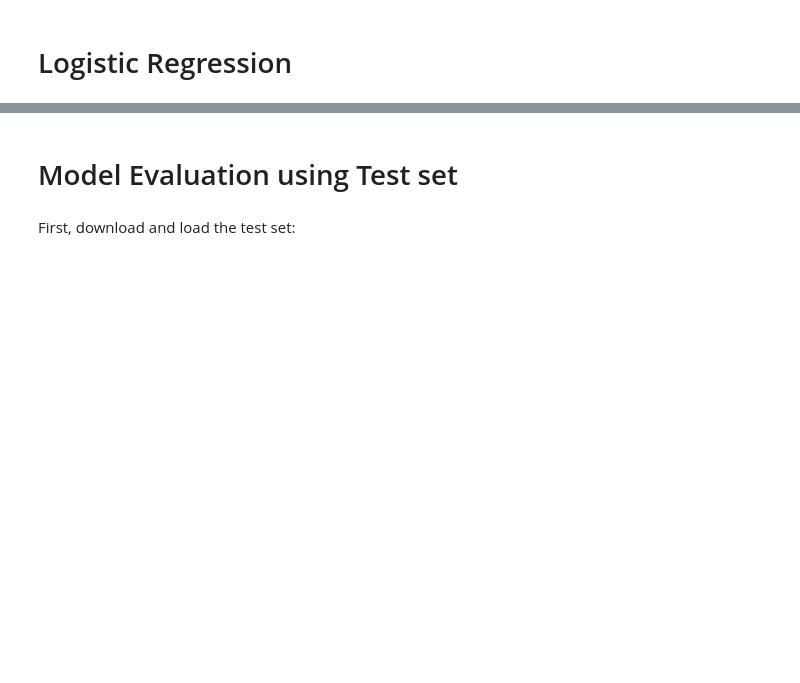
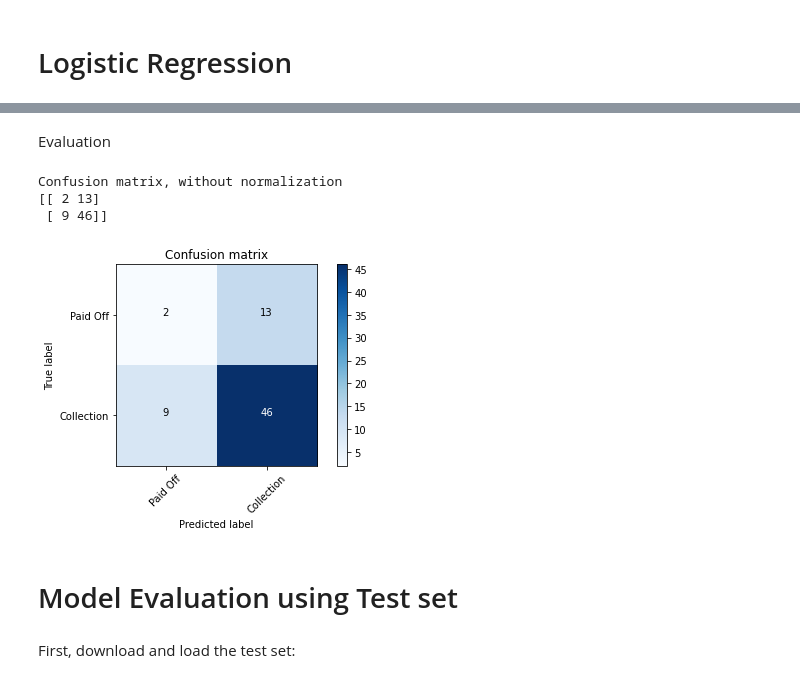
Before and after one commit to CartMan-Brah/coursera-machine-learning-course, a Jupyter notebook: Classification_with_Python_Notebook.ipynb, the cells around one changed output, grey strips where cells are left out. Cells and saved outputs as stored; diff of their text form; code cells hidden in the pictures; blank space fills up the shorter version.

```diff
--- a/Classification_with_Python_Notebook.ipynb
+++ b/Classification_with_Python_Notebook.ipynb
@@ -442,2 +520,8 @@ plt.show()
 # %% [markdown]
 # Logistic Regression
+# %%
+from sklearn.linear_model import LogisticRegression
+
+#using linlinear solver to fit & train the model
+LR = LogisticRegression(C=0.01, solver='liblinear').fit(X_train,y_train)
+LR
@@ -443,0 +530,4 @@ plt.show()
+# %%
+#predicting the model using test set
+yhat = LR.predict(X_test)
+yhat
@@ -444,3 +549,19 @@ plt.show()
+# %% [markdown]
+Evaluation
+# %%
+# Compute confusion matrix
+cnf_matrix = confusion_matrix(y_test, yhat)
+np.set_printoptions(precision=2)
+
+
+# Plot non-normalized confusion matrix
+plt.figure()
+plot_confusion_matrix(cnf_matrix, classes=['Paid Off','Collection'],normalize= False,  title='Confusion matrix')
+# %% [output]
+Confusion matrix, without normalization
+[[ 2 13]
+ [ 9 46]]
+[figure, added]
 # %% [markdown]
 # Model Evaluation using Test set
 # %%
```
Also changed, not shown: parts of 49 cells of this notebook.
